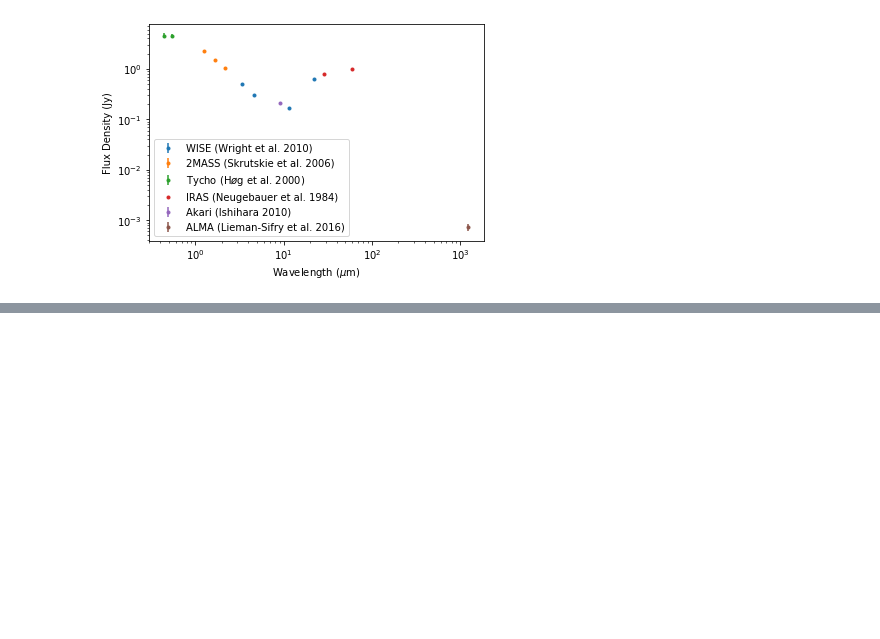
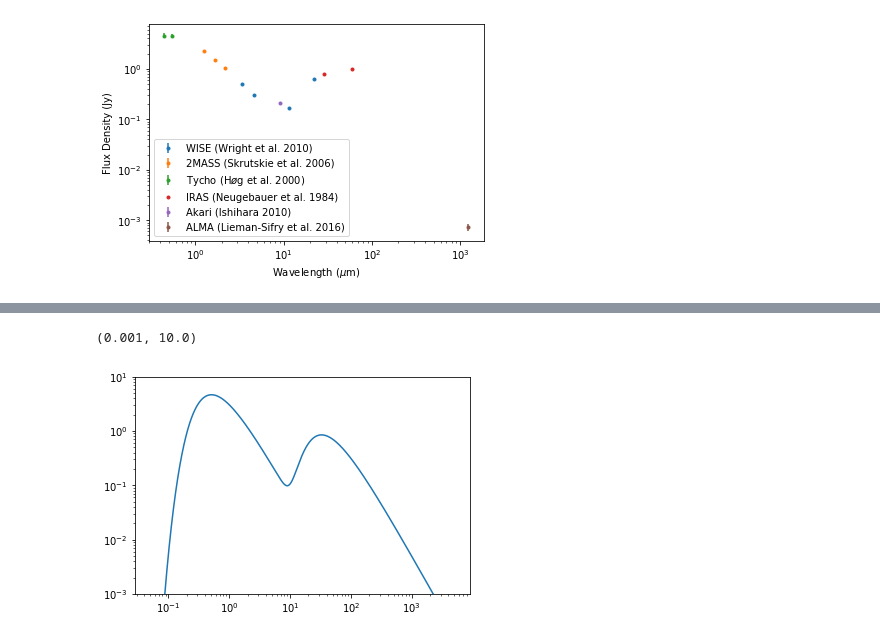
Before and after one commit to briley-lewis/debris-disk, a Jupyter notebook: Disk SED.ipynb, the cells around one changed output, grey strips where cells are left out. Saved outputs shown, nothing was run; the diff lists cells and outputs as text; code cells hidden in the pictures; blank space fills up the shorter version.

```diff
--- a/Disk SED.ipynb
+++ b/Disk SED.ipynb
@@ -143,0 +219,10 @@ def toJy_disk(Bv,A):
+# %%
+bb_total = toJy_disk(Bv_lam(Tbest,wavelengths),Abest)+toJy_star(Bv_lam(Tbests,wavelengths),Rbest)
+plt.plot(wavelengths*1e4,bb_total)
+ax = plt.gca()
+ax.set_xscale('log')
+ax.set_yscale('log')
+plt.ylim(1e-3,1e1)
+# %% [output]
+(0.001, 10.0)
+[figure, added]
```
Also changed, not shown: parts of 17 cells of this notebook.
